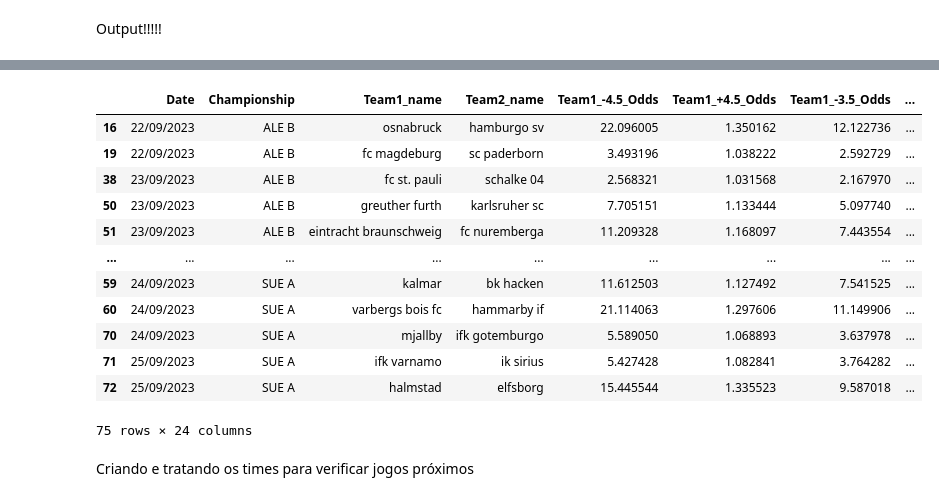
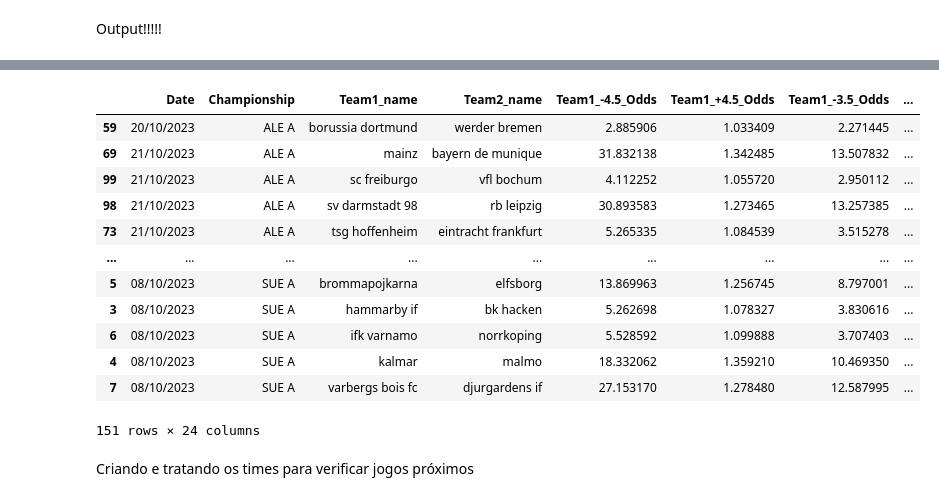
Before and after one commit to MatheusCBAndrade/Precific_NN-Poisson-v7, a Jupyter notebook: MathIAv8_NN.ipynb, the cells around one changed output, grey strips where cells are left out. Saved outputs shown, nothing was run; the diff lists cells and outputs as text; code cells hidden in the pictures.

Commit message:
Novas versão 8 da MathIA

```diff
--- a/MathIAv8_NN.ipynb
+++ b/MathIAv8_NN.ipynb
@@ -772,11 +851,11 @@ Carregando os LabelEncoders Salvos e Aplicando aos Dados
 import pickle
 
 # Carregar o LabelEncoder para 'teams'
-with open('le_teams.pkl', 'rb') as f:
+with open('le_teamsfull.pkl', 'rb') as f:
     le_teams_loaded = pickle.load(f)
 
 # Carregar o LabelEncoder para 'championship'
-with open('le_champ.pkl', 'rb') as f:
+with open('le_champfull.pkl', 'rb') as f:
     le_champ_loaded = pickle.load(f)
 
 # Aplicar os LabelEncoders carregados aos seus dataframes
@@ -1343,22 +1417,0 @@ model = Model(
-# %%
-from tensorflow.keras.callbacks import EarlyStopping
-
-# Parâmetros para Early Stopping
-early_stopping = EarlyStopping(monitor='val_loss', patience=10, verbose=1, restore_best_weights=True)
-
-# Número de épocas
-n_epochs = 100
-
-# Compilando o modelo
-model.compile(optimizer=Adam(0.0001), loss='categorical_crossentropy', metrics=['accuracy'])
-
-# Treinamento do modelo
-history = model.fit(
-    [X_train_embed['team1'], X_train_embed['team2'], X_train_embed['championship'], X_train_scaled],
-    one_hot_train,  # Usando os vetores one-hot como rótulos
-    epochs=n_epochs,
-    batch_size=380,
-    verbose=1,
-    validation_data=([X_test_embed['team1'], X_test_embed['team2'], X_test_embed['championship'], X_test_scaled], one_hot_test),  # Usando os vetores one-hot como rótulos
-    callbacks=[early_stopping]
-)
@@ -1388,13 +1426,13 @@ model.save('modelo17-09-512neu-softmax.keras')
 # %% [markdown]
 Carregando o modelo
 # %%
-from tensorflow.keras.models import load_model
+# from tensorflow.keras.models import load_model
 
-# Substitua 'caminho/para/sua/pasta/' pelo caminho real onde o modelo está salvo
-caminho_completo_para_modelo = r'C:\Users\mathe\OneDrive\Área de Trabalho\SoccerIA\MathIA_v7\modelo17-09-512neu-softmax.keras'
+# # Substitua 'caminho/para/sua/pasta/' pelo caminho real onde o modelo está salvo
+# caminho_completo_para_modelo = r'C:\Users\mathe\OneDrive\Área de Trabalho\SoccerIA\MathIA_v7\modelo17-09-512neu-softmax.keras'
 
-# Carregar o modelo
-model = load_model(caminho_completo_para_modelo)
+# # Carregar o modelo
+# model = load_model(caminho_completo_para_modelo)
 # %%
 future_matches_calculado_scaled.shape
 # %% [output]
@@ -1541,44 +1579,44 @@ for index, row in df.iterrows():
         team2_minus25_odds, team2_plus25_odds,
         team2_minus15_odds, team2_plus15_odds,
         team2_minus05_odds, team2_plus05_odds
     ])
 
 # Criar um DataFrame a partir da lista de odds
 odds_df = pd.DataFrame(odds_predictions, columns=[
      'Date', 'Championship','Team1_name', 'Team2_name',
     'Team1_-4.5_Odds', 'Team1_+4.5_Odds',
     'Team1_-3.5_Odds', 'Team1_+3.5_Odds',
     'Team1_-2.5_Odds', 'Team1_+2.5_Odds',
     'Team1_-1.5_Odds', 'Team1_+1.5_Odds',
     'Team1_-0.5_Odds', 'Team1_+0.5_Odds',
     'Team2_-4.5_Odds', 'Team2_+4.5_Odds',
     'Team2_-3.5_Odds', 'Team2_+3.5_Odds',
     'Team2_-2.5_Odds', 'Team2_+2.5_Odds',
     'Team2_-1.5_Odds', 'Team2_+1.5_Odds',
     'Team2_-0.5_Odds', 'Team2_+0.5_Odds'
 ])
 
 # Converte a coluna 'date' para o tipo de data do pandas
 odds_df['Date'] = pd.to_datetime(odds_df['Date'])
 
 # Formata a coluna 'date' para o formato de data brasileiro (dd/mm/yyyy)
 odds_df['Date'] = odds_df['Date'].dt.strftime('%d/%m/%Y')
 
-odds_df = odds_df.sort_values(['Championship', 'Date'])
+odds_df = odds_df.sort_values(['Championship', 'Date', 'Team1_name'])
 
 odds_df
 # %% [output]
 |  | Date | Championship | Team1_name | Team2_name | Team1_-4.5_Odds | Team1_+4.5_Odds | Team1_-3.5_Odds | ... |
-| 16 | 22/09/2023 | ALE B | osnabruck | hamburgo sv | 22.096005 | 1.350162 | 12.122736 | ... |
-| 19 | 22/09/2023 | ALE B | fc magdeburg | sc paderborn | 3.493196 | 1.038222 | 2.592729 | ... |
-| 38 | 23/09/2023 | ALE B | fc st. pauli | schalke 04 | 2.568321 | 1.031568 | 2.167970 | ... |
-| 50 | 23/09/2023 | ALE B | greuther furth | karlsruher sc | 7.705151 | 1.133444 | 5.097740 | ... |
-| 51 | 23/09/2023 | ALE B | eintracht braunschweig | fc nuremberga | 11.209328 | 1.168097 | 7.443554 | ... |
+| 59 | 20/10/2023 | ALE A | borussia dortmund | werder bremen | 2.885906 | 1.033409 | 2.271445 | ... |
+| 69 | 21/10/2023 | ALE A | mainz | bayern de munique | 31.832138 | 1.342485 | 13.507832 | ... |
+| 99 | 21/10/2023 | ALE A | sc freiburgo | vfl bochum | 4.112252 | 1.055720 | 2.950112 | ... |
+| 98 | 21/10/2023 | ALE A | sv darmstadt 98 | rb leipzig | 30.893583 | 1.273465 | 13.257385 | ... |
+| 73 | 21/10/2023 | ALE A | tsg hoffenheim | eintracht frankfurt | 5.265335 | 1.084539 | 3.515278 | ... |
 | ... | ... | ... | ... | ... | ... | ... | ... | ... |
-| 59 | 24/09/2023 | SUE A | kalmar | bk hacken | 11.612503 | 1.127492 | 7.541525 | ... |
-| 60 | 24/09/2023 | SUE A | varbergs bois fc | hammarby if | 21.114063 | 1.297606 | 11.149906 | ... |
-| 70 | 24/09/2023 | SUE A | mjallby | ifk gotemburgo | 5.589050 | 1.068893 | 3.637978 | ... |
-| 71 | 25/09/2023 | SUE A | ifk varnamo | ik sirius | 5.427428 | 1.082841 | 3.764282 | ... |
-| 72 | 25/09/2023 | SUE A | halmstad | elfsborg | 15.445544 | 1.335523 | 9.587018 | ... |
+| 5 | 08/10/2023 | SUE A | brommapojkarna | elfsborg | 13.869963 | 1.256745 | 8.797001 | ... |
+| 3 | 08/10/2023 | SUE A | hammarby if | bk hacken | 5.262698 | 1.078327 | 3.830616 | ... |
+| 6 | 08/10/2023 | SUE A | ifk varnamo | norrkoping | 5.528592 | 1.099888 | 3.707403 | ... |
+| 4 | 08/10/2023 | SUE A | kalmar | malmo | 18.332062 | 1.359210 | 10.469350 | ... |
+| 7 | 08/10/2023 | SUE A | varbergs bois fc | djurgardens if | 27.153170 | 1.278480 | 12.587995 | ... |
-75 rows × 24 columns
+151 rows × 24 columns
 # %%
```
Also changed, not shown: parts of 42 cells of this notebook, 4 other files.
